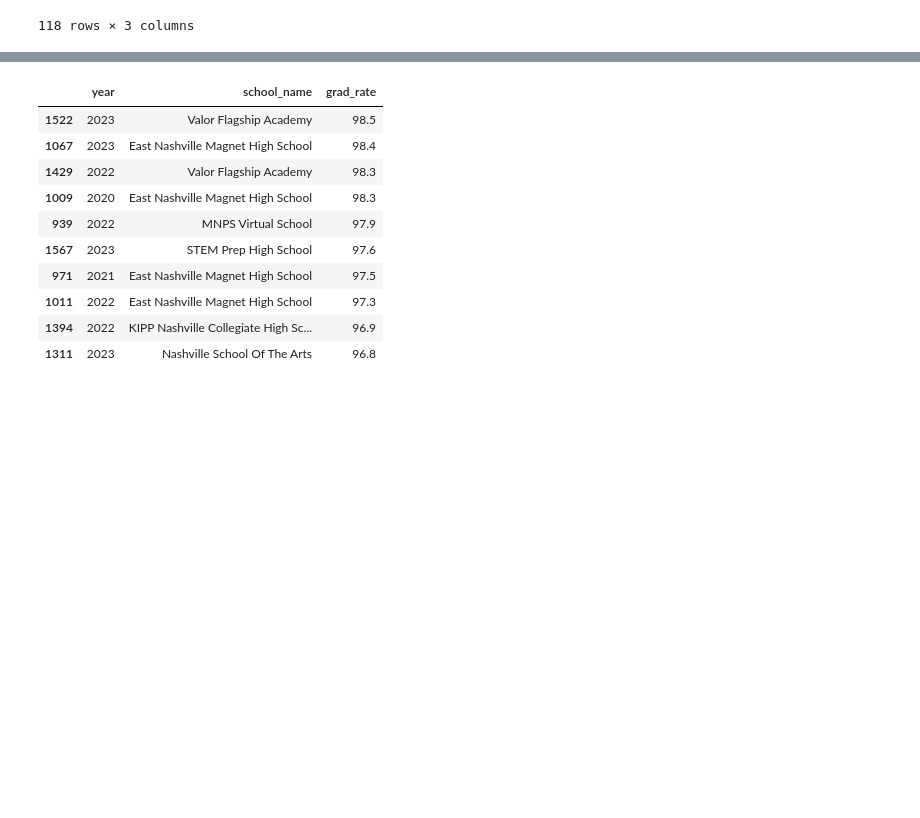
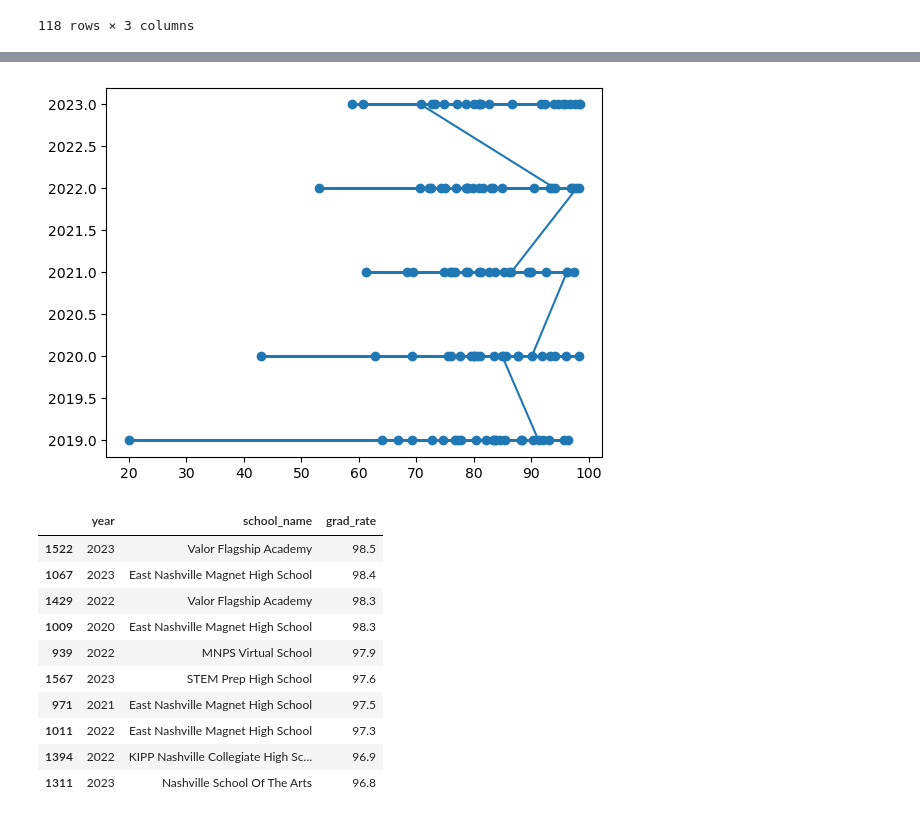
Before and after one commit to ericahen/capstone-da12, a Jupyter notebook: notebooks/combined_grad_rates.ipynb, the cells around one changed output, grey strips where cells are left out. Cells and saved outputs as stored; diff of their text form; code cells hidden in the pictures; blank space fills up the shorter version.

```diff
--- a/notebooks/combined_grad_rates.ipynb
+++ b/notebooks/combined_grad_rates.ipynb
@@ -441,3 +470,8 @@ rates
+# %%
+plt.plot('grad_rate', 'year', data=rates, linestyle='-', marker='o')
+plt.show()
+# %% [output]
+[figure, added]
 # %%
 top10 = rates.sort_values('grad_rate', ascending=False).head(10)
 top10
```
Also changed, not shown: parts of 5 cells of this notebook.
